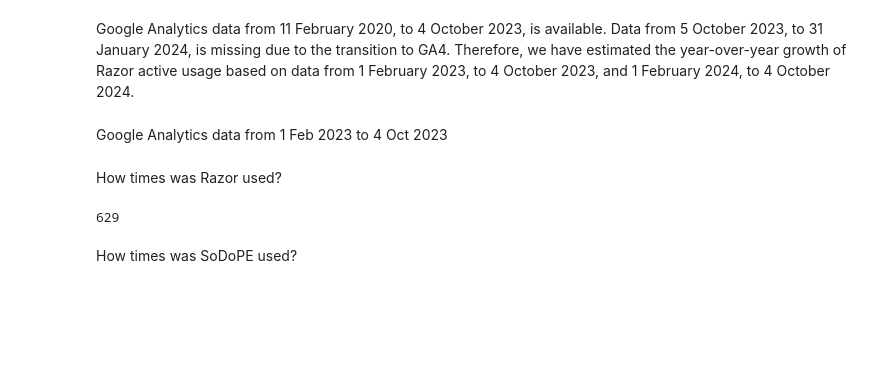
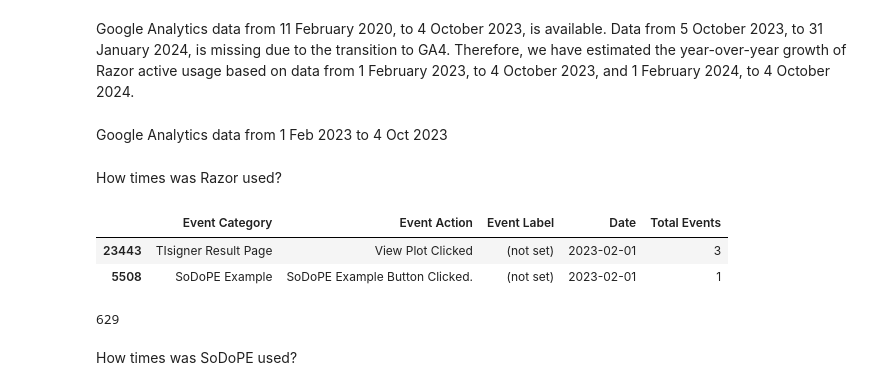
Before and after one commit to Gardner-BinfLab/Razor_paper_2021, a Jupyter notebook: Analysis/Razor_Active_Usage.ipynb, the cells around one changed output. Cells and saved outputs as stored; diff of their text form; code cells hidden in the pictures; blank space fills up the shorter version.

```diff
--- a/Analysis/Razor_Active_Usage.ipynb
+++ b/Analysis/Razor_Active_Usage.ipynb
@@ -13,6 +13,12 @@ Google Analytics data from 1 Feb 2023 to 4 Oct 2023
 ly = de[(de['Date'] >= '2023-02-01')]
 # %% [markdown]
 How times was Razor used?
+# %%
+ly.head(2)
+# %% [output]
+|  | Event Category | Event Action | Event Label | Date | Total Events |
+| 23443 | TIsigner Result Page | View Plot Clicked | (not set) | 2023-02-01 | 3 |
+| 5508 | SoDoPE Example | SoDoPE Example Button Clicked. | (not set) | 2023-02-01 | 1 |
 # %%
 ly[ly['Event Category'].str.contains('Razor Results')]['Total Events'].sum()
 # %% [output]
```
Also changed, not shown: parts of 1 cell of this notebook, 4 other files.
